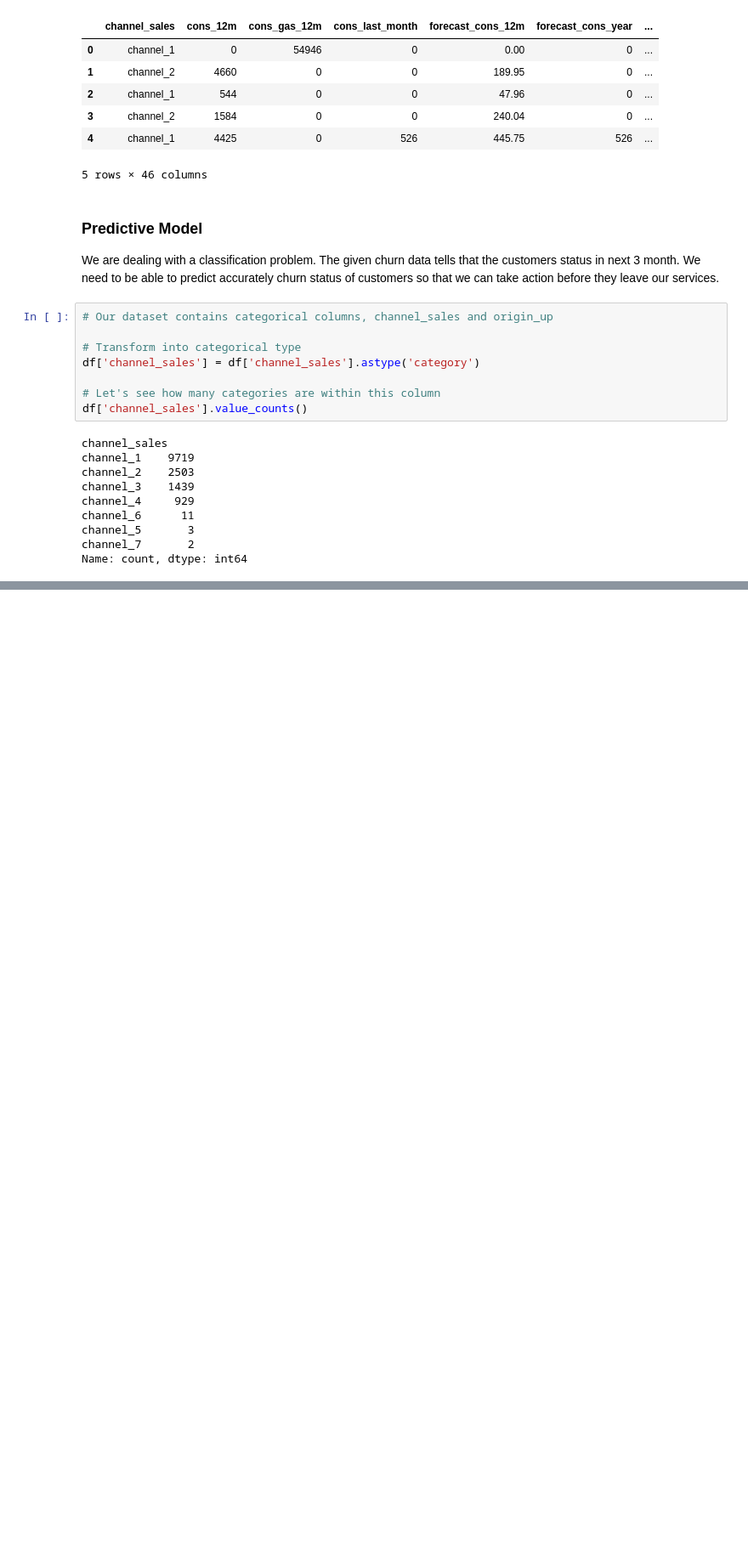
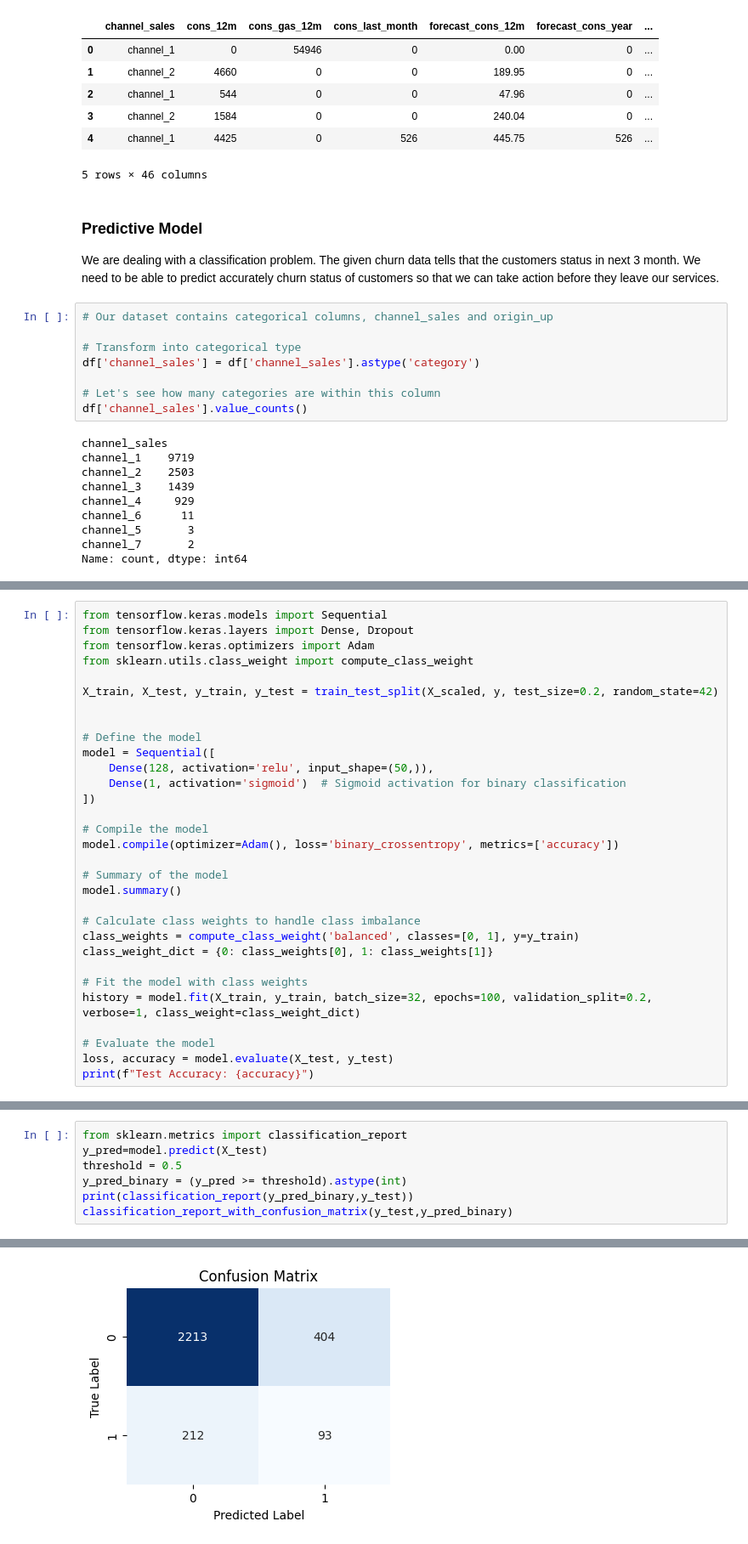
Before and after one commit to MetinUnlu/customer_churn, a Jupyter notebook: codes/predictive_model.ipynb, the cells around one changed output, grey strips where cells are left out. Shown: that part at 85% size. Saved outputs shown, nothing was run; the diff lists cells and outputs as text; blank space fills up the shorter version.

```diff
--- a/codes/predictive_model.ipynb
+++ b/codes/predictive_model.ipynb
@@ -37,0 +163,31 @@ Name: count, dtype: int64
+# %%
+from tensorflow.keras.models import Sequential
+from tensorflow.keras.layers import Dense, Dropout
+from tensorflow.keras.optimizers import Adam
+from sklearn.utils.class_weight import compute_class_weight
+
+X_train, X_test, y_train, y_test = train_test_split(X_scaled, y, test_size=0.2, random_state=42)
+
+
+# Define the model
+model = Sequential([
+    Dense(128, activation='relu', input_shape=(50,)),
+    Dense(1, activation='sigmoid')  # Sigmoid activation for binary classification
+])
+
+# Compile the model
+model.compile(optimizer=Adam(), loss='binary_crossentropy', metrics=['accuracy'])
+
+# Summary of the model
+model.summary()
+
+# Calculate class weights to handle class imbalance
+class_weights = compute_class_weight('balanced', classes=[0, 1], y=y_train)
+class_weight_dict = {0: class_weights[0], 1: class_weights[1]}
+
+# Fit the model with class weights
+history = model.fit(X_train, y_train, batch_size=32, epochs=100, validation_split=0.2, verbose=1, class_weight=class_weight_dict)
+
+# Evaluate the model
+loss, accuracy = model.evaluate(X_test, y_test)
+print(f"Test Accuracy: {accuracy}")
@@ -37,0 +212,8 @@ Name: count, dtype: int64
+# %%
+from sklearn.metrics import classification_report
+y_pred=model.predict(X_test)
+threshold = 0.5
+y_pred_binary = (y_pred >= threshold).astype(int)
+print(classification_report(y_pred_binary,y_test))
+classification_report_with_confusion_matrix(y_test,y_pred_binary)
+# %% [output]
@@ -37,0 +236 @@ Name: count, dtype: int64
+[figure, added]
```
Also changed, not shown: parts of 16 cells of this notebook, 2 other files.
